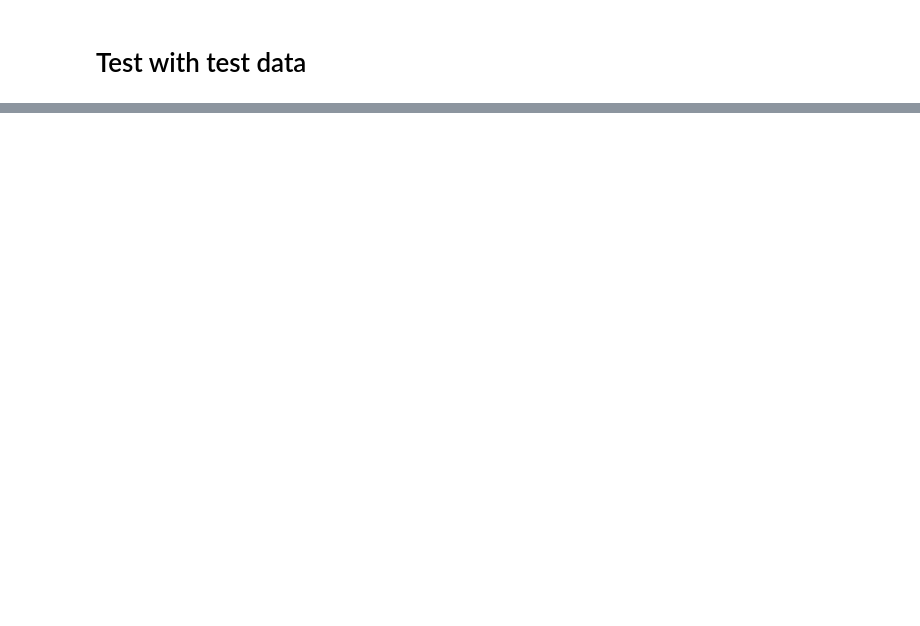
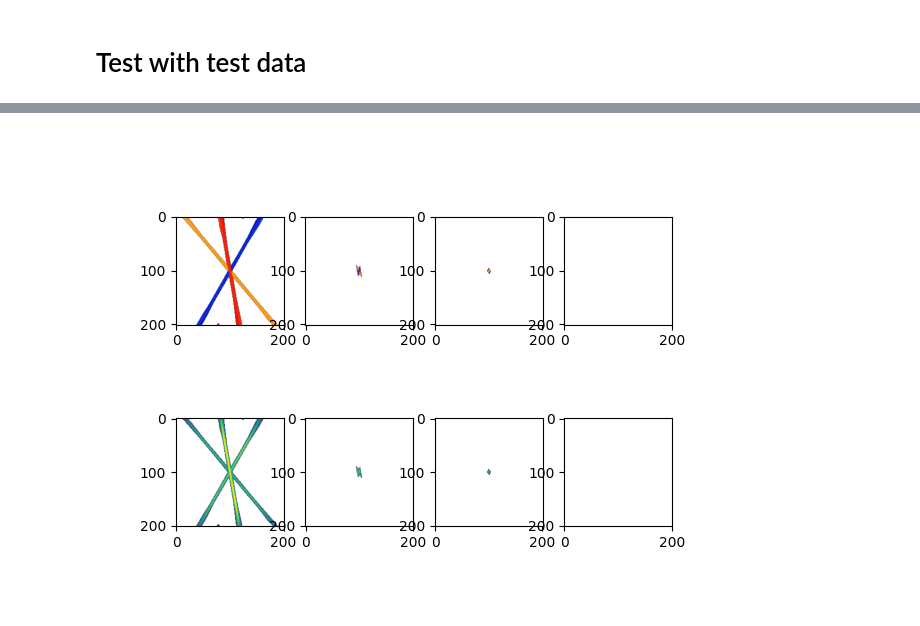
Before and after one commit to Staalduine/flow_analysis_comps, a Jupyter notebook: notebooks/run_AOS.ipynb, the cells around one changed output, grey strips where cells are left out. Cells and saved outputs as stored; diff of their text form; code cells hidden in the pictures; blank space fills up the shorter version.

```diff
--- a/notebooks/run_AOS.ipynb
+++ b/notebooks/run_AOS.ipynb
@@ -123,6 +105,0 @@ nlms_mask = AOS_manager.nlms_simple_case()
-# %%
-filters = np.moveaxis(filter_arrays, 2, 0)
-
-fig, ax = plt.subplots(len(filters))
-for i, filter_ in enumerate(filters):
-    ax[i].imshow(np.fft.fftshift(abs(filter_)))
@@ -195,3 +398,16 @@ ax[2].legend()
+# %%
+angles_im = output_dict["maxima"]
+values_im = output_dict["values_max"]
+
+
+fig, ax = plt.subplots(2, len(roots_out_img[:4]))
+for i, im in enumerate(roots_out_img[:4]):
+    ax[0, i].imshow(im.real, cmap=cc.cm.rainbow4, vmin=-np.pi, vmax=np.pi)
+    ax[1, i].imshow(values_im[i], vmin=0, vmax=1)
+    # ax[2, i].imshow(np.angle(im), vmin=-np.pi, vmax=np.pi)
+    # ax[3, i].imshow(abs(np.log(abs(im))) < 0.001)
+# %% [output]
+[figure, added]
 # %%
 # print(response_fft_derivative1[:, *points[0]])
 sequence_fft = response_fft_derivative1[:, *points[2]]
```
Also changed, not shown: parts of 13 cells of this notebook, 1 other file.
